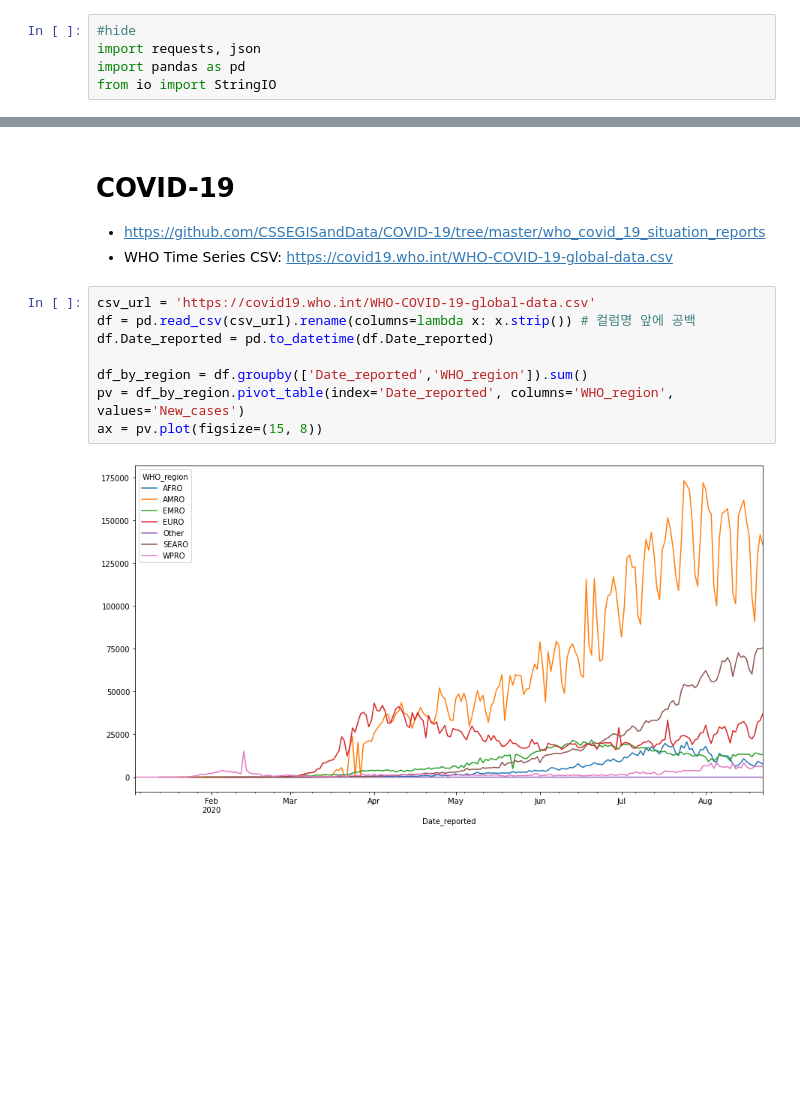
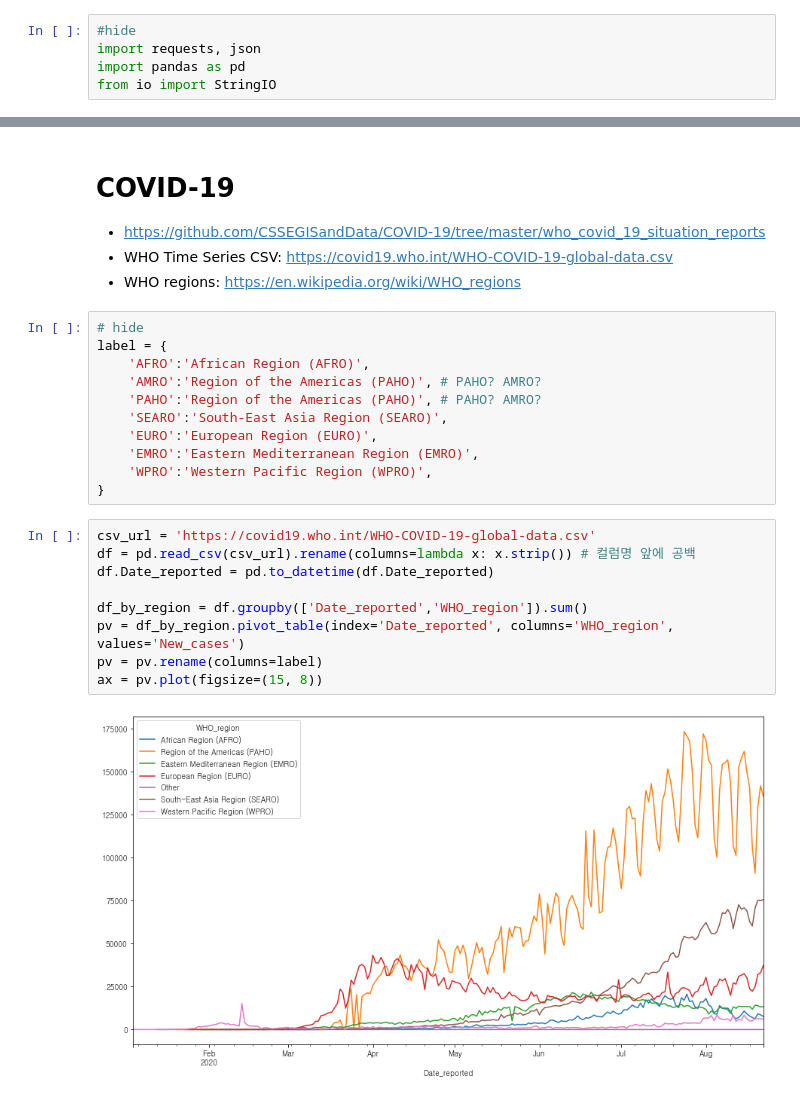
Before and after one commit to reddiana/blog, a Jupyter notebook: _notebooks/2020-08-19-Economic_indicators.ipynb, the cells around one changed output, grey strips where cells are left out. Drawn from its saved outputs; the diff is of its cells as text; blank space fills up the shorter version.

```diff
--- a/_notebooks/2020-08-19-Economic_indicators.ipynb
+++ b/_notebooks/2020-08-19-Economic_indicators.ipynb
@@ -223,16 +220,29 @@ for id, labelNm in indx_fed:
 # COVID-19
 - https://github.com/CSSEGISandData/COVID-19/tree/master/who_covid_19_situation_reports
  - WHO Time Series CSV: https://covid19.who.int/WHO-COVID-19-global-data.csv
+ - WHO regions: https://en.wikipedia.org/wiki/WHO_regions
+# %%
+# hide
+label = {
+    'AFRO':'African Region (AFRO)',
+    'AMRO':'Region of the Americas (PAHO)', # PAHO? AMRO?
+    'PAHO':'Region of the Americas (PAHO)', # PAHO? AMRO?
+    'SEARO':'South-East Asia Region (SEARO)',
+    'EURO':'European Region (EURO)',
+    'EMRO':'Eastern Mediterranean Region (EMRO)',
+    'WPRO':'Western Pacific Region (WPRO)',
+}
 # %%
 csv_url = 'https://covid19.who.int/WHO-COVID-19-global-data.csv'
 df = pd.read_csv(csv_url).rename(columns=lambda x: x.strip()) # 컬럼명 앞에 공백
 df.Date_reported = pd.to_datetime(df.Date_reported)
 
 df_by_region = df.groupby(['Date_reported','WHO_region']).sum()
 pv = df_by_region.pivot_table(index='Date_reported', columns='WHO_region', values='New_cases')
+pv = pv.rename(columns=label)
 ax = pv.plot(figsize=(15, 8))
 # %% [output]
-[figure, old version]
+[figure, new version]
 # %%
 #hide
 df_country = df[(df.Date_reported > '2020') & (df.Country_code == 'US')] # 미국
```
Also changed, not shown: parts of 9 cells of this notebook, 2 other files.
